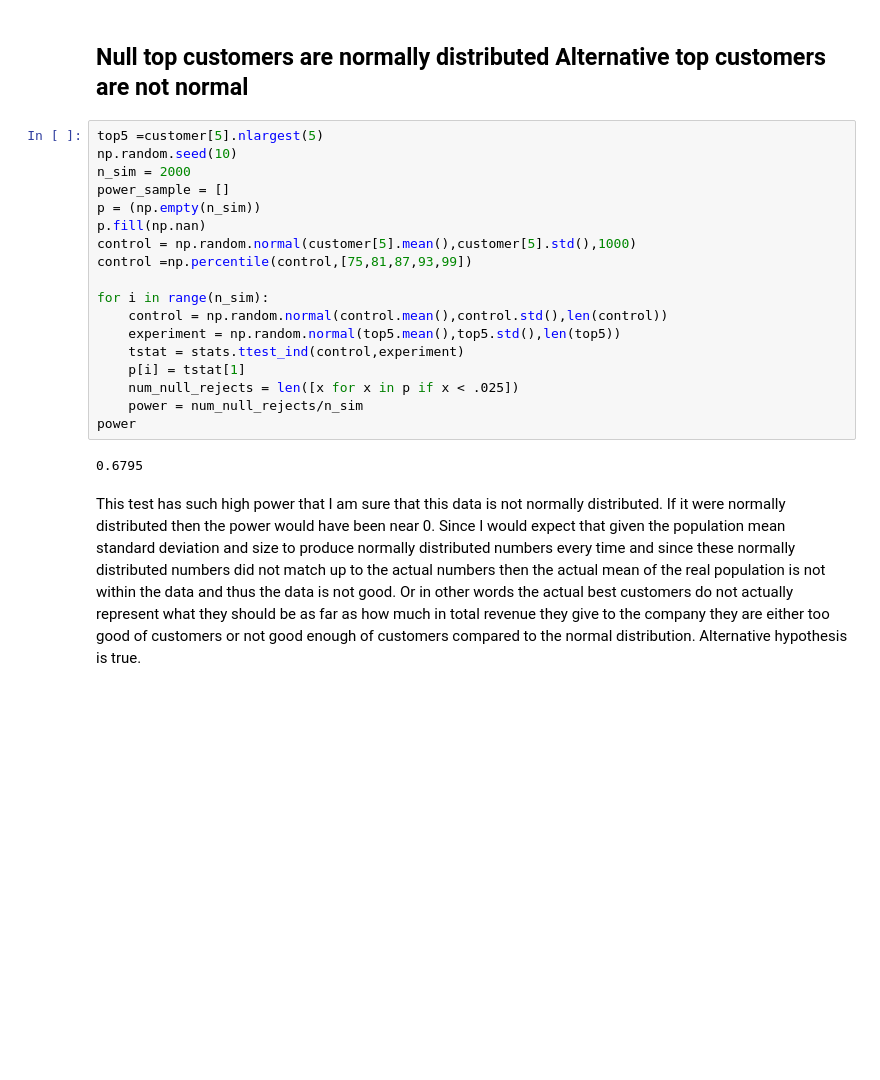
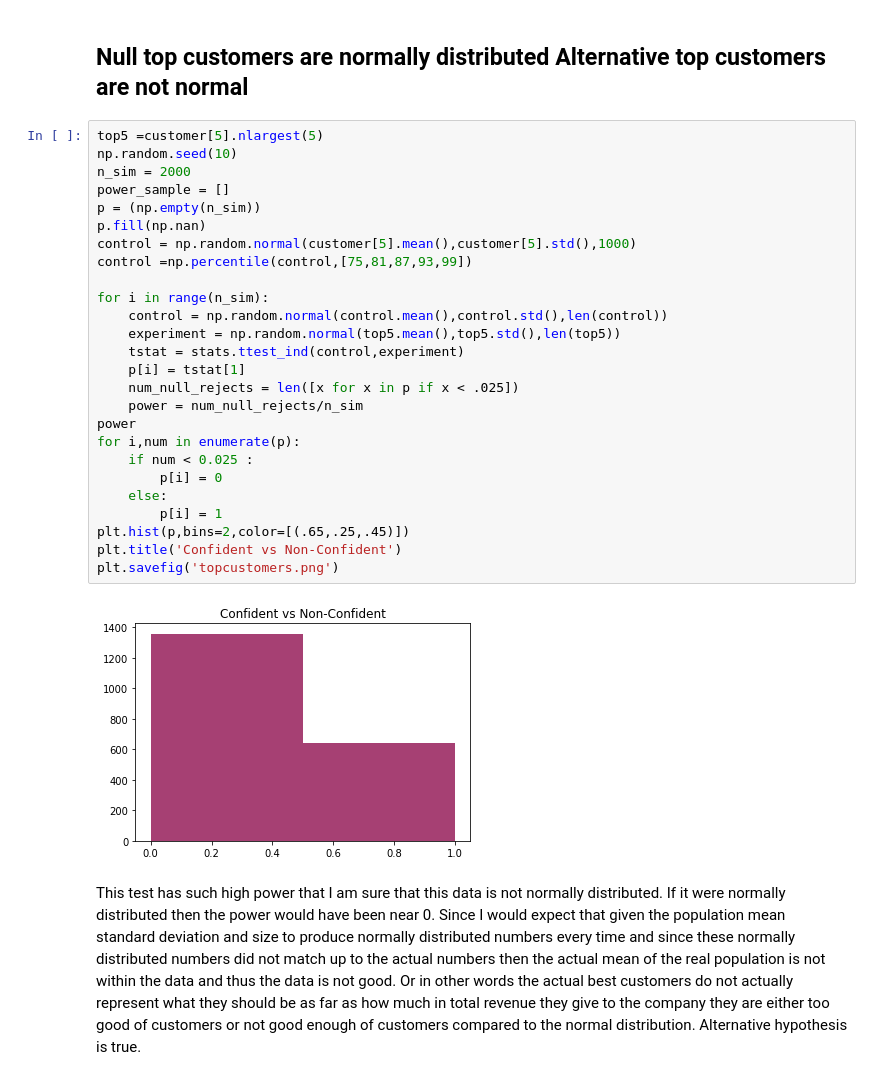
Before and after one commit to MikeDaBossss/Module-3-Project, a Jupyter notebook: Untitled.ipynb, the cells around one changed output. Cells and saved outputs as stored; diff of their text form; blank space fills up the shorter version.

```diff
--- a/Untitled.ipynb
+++ b/Untitled.ipynb
@@ -111,23 +124,31 @@ plt.hist(sample_means,bins=25)
 # %%
 top5 =customer[5].nlargest(5)
 np.random.seed(10)
 n_sim = 2000
 power_sample = []
 p = (np.empty(n_sim))
 p.fill(np.nan)
 control = np.random.normal(customer[5].mean(),customer[5].std(),1000)
 control =np.percentile(control,[75,81,87,93,99])
 
 for i in range(n_sim):
     control = np.random.normal(control.mean(),control.std(),len(control))
     experiment = np.random.normal(top5.mean(),top5.std(),len(top5))
     tstat = stats.ttest_ind(control,experiment)
     p[i] = tstat[1]
     num_null_rejects = len([x for x in p if x < .025])
     power = num_null_rejects/n_sim
 power
+for i,num in enumerate(p):
+    if num < 0.025 :
+        p[i] = 0
+    else:
+        p[i] = 1
+plt.hist(p,bins=2,color=[(.65,.25,.45)])
+plt.title('Confident vs Non-Confident')
+plt.savefig('topcustomers.png')
 # %% [output]
-0.6795
+[figure, added]
 # %% [markdown]
 This test has such high power that I am sure that this data is not normally distributed. If it were normally distributed then the power would have been near 0. Since I would expect that given the population mean standard deviation and size to produce normally distributed numbers every time and since these normally distributed numbers did not match up to the actual numbers then the actual mean of the real population is not within the data and thus the data is not good. Or in other words the actual best customers do not actually represent what they should be as far as how much in total revenue they give to the company they are either too good of customers or not good enough of customers compared to the normal distribution. Alternative hypothesis is true.
 # %% [markdown]
```
Also changed, not shown: parts of 6 cells of this notebook, 1 other file.
